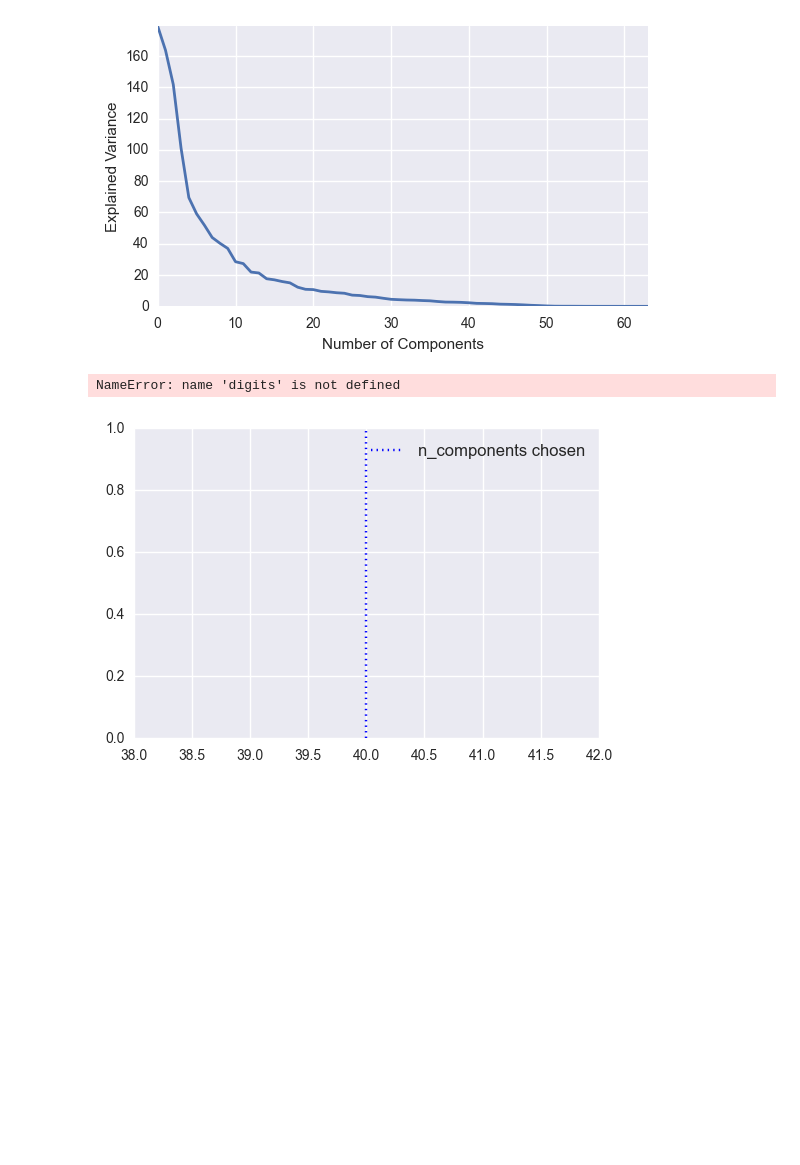
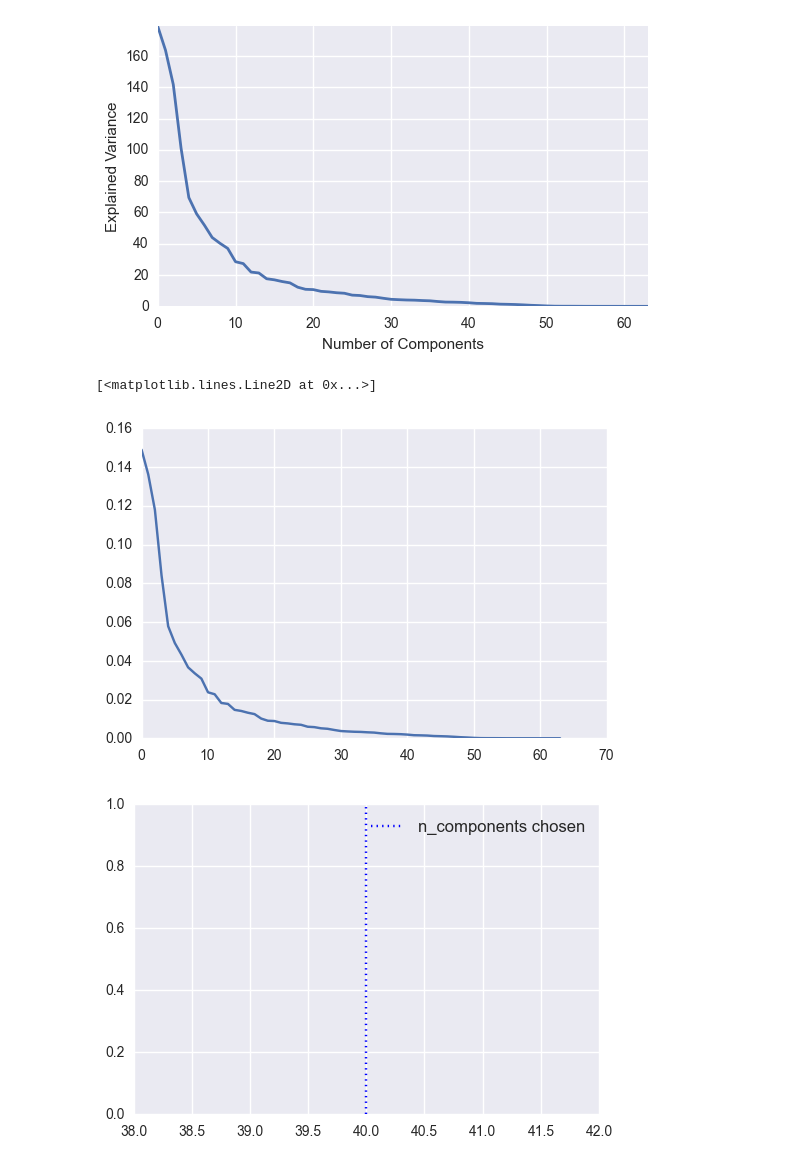
Before and after one commit to CJ-Wright/APMAE4990-, a Jupyter notebook: notebooks/Lecture 4 - Correlation and Principle Component Analysis.ipynb, the cells around one changed output. Saved outputs shown, nothing was run; the diff lists cells and outputs as text; code cells hidden in the pictures; blank space fills up the shorter version.

```diff
--- a/notebooks/Lecture 4 - Correlation and Principle Component Analysis.ipynb
+++ b/notebooks/Lecture 4 - Correlation and Principle Component Analysis.ipynb
@@ -178,17 +178,29 @@ plt.ylabel('Explained Variance')
 # %%
 import numpy as np
 from numpy import linalg as LA
 from scipy.linalg import eig
-
+from sklearn import datasets
+import numpy as np
+import scipy.stats as st
+import sklearn.linear_model as lm
+import matplotlib.pyplot as plt
+import seaborn
+import pandas as pd
+import statsmodels.api as sm
+%matplotlib inline
+digits = datasets.load_digits()
+X_digits = digits.data
+y_digits = digits.target
 X_std = digits.data
 mean_vec = np.mean(digits.data, axis=0)
-cov_mat = (X_std - mean_vec)
+cov_mat = (X_std - mean_vec)/len(X_std)
 
 eig_vals, eig_vecs = LA.eig((cov_mat.T).dot(cov_mat))
 
 plt.plot((np.sort(eig_vals)/np.sum(eig_vals))[::-1])
 # %% [output]
-NameError: name 'digits' is not defined
+[<matplotlib.lines.Line2D at 0x...>]
+[figure, added]
 # %%
 n_components = [20, 40, 64]
 Cs = np.logspace(-4, 4, 3)
```
Also changed, not shown: 1 other file.
